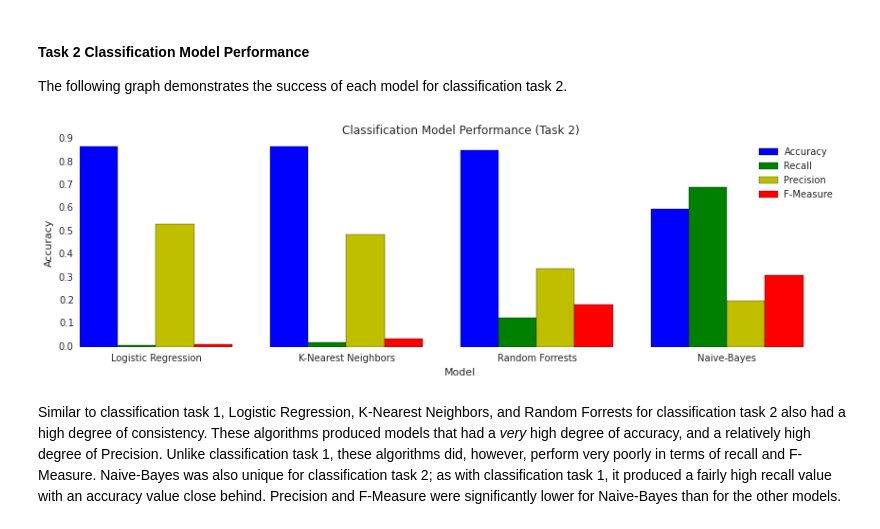
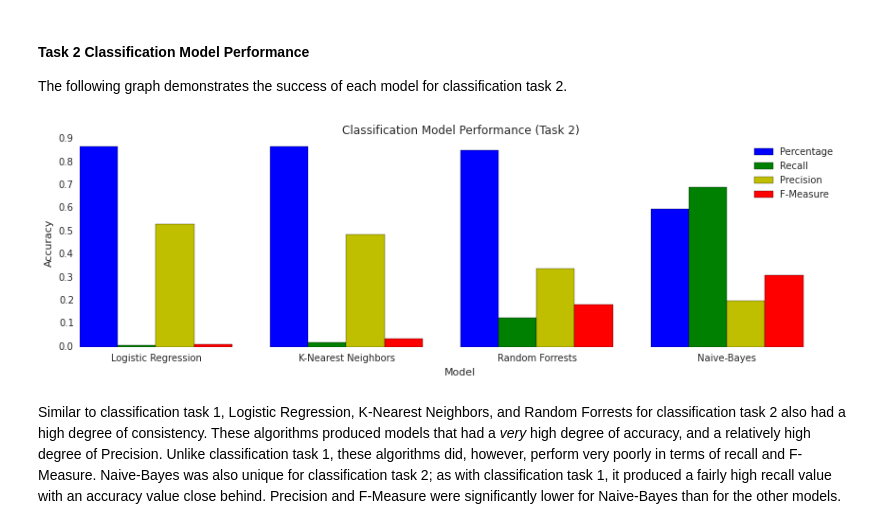
Before and after one commit to SpencerKaiser/DataMining, a Jupyter notebook: 03_AssignmentThree/A3-Master.ipynb, the cells around one changed output. Saved outputs shown, nothing was run; the diff lists cells and outputs as text; code cells hidden in the pictures.

```diff
--- a/03_AssignmentThree/A3-Master.ipynb
+++ b/03_AssignmentThree/A3-Master.ipynb
@@ -1050,35 +1050,35 @@ chart.set_title('Classification Model Performance (Task 2)')
 
 numMetrics = np.arange(4)
 bar_width = 0.2
 
 rects1 = chart.bar(numMetrics, task2Values[0], bar_width,
                  color='b',
-                 label='Accuracy')
+                 label='Percentage')
 
 rects2 = chart.bar(numMetrics + bar_width, task2Values[1], bar_width,
                  color='g',
                  label='Recall')
 
 rects3 = chart.bar(numMetrics + bar_width*2, task2Values[2], bar_width,
                  color='y',
                  label='Precision')
 
 rects4 = chart.bar(numMetrics + bar_width*3, task2Values[3], bar_width,
                  color='r',
                  label='F-Measure')
 
 tickMarks = chart.set_xticks(numMetrics + bar_width*2)
 
 labels = ('Logistic Regression', 'K-Nearest Neighbors', 'Random Forrests', 'Naive-Bayes')
 tickLabels = chart.set_xticklabels(labels)
 
 
 chart.legend()
 
 plt.tight_layout()
 plt.show()
 # %% [output]
-[figure, old version]
+[figure, new version]
 # %% [markdown]
 Similar to classification task 1, Logistic Regression, K-Nearest Neighbors, and Random Forrests for classification task 2 also had a high degree of consistency. These algorithms produced models that had a <i>very</i> high degree of accuracy, and a relatively high degree of Precision. Unlike classification task 1, these algorithms did, however, perform very poorly in terms of recall and F-Measure. Naive-Bayes was also unique for classification task 2; as with classification task 1, it produced a fairly high recall value with an accuracy value close behind. Precision and F-Measure were significantly lower for Naive-Bayes than for the other models.
 # %% [markdown]
```
Also changed, not shown: parts of 2 cells of this notebook.
